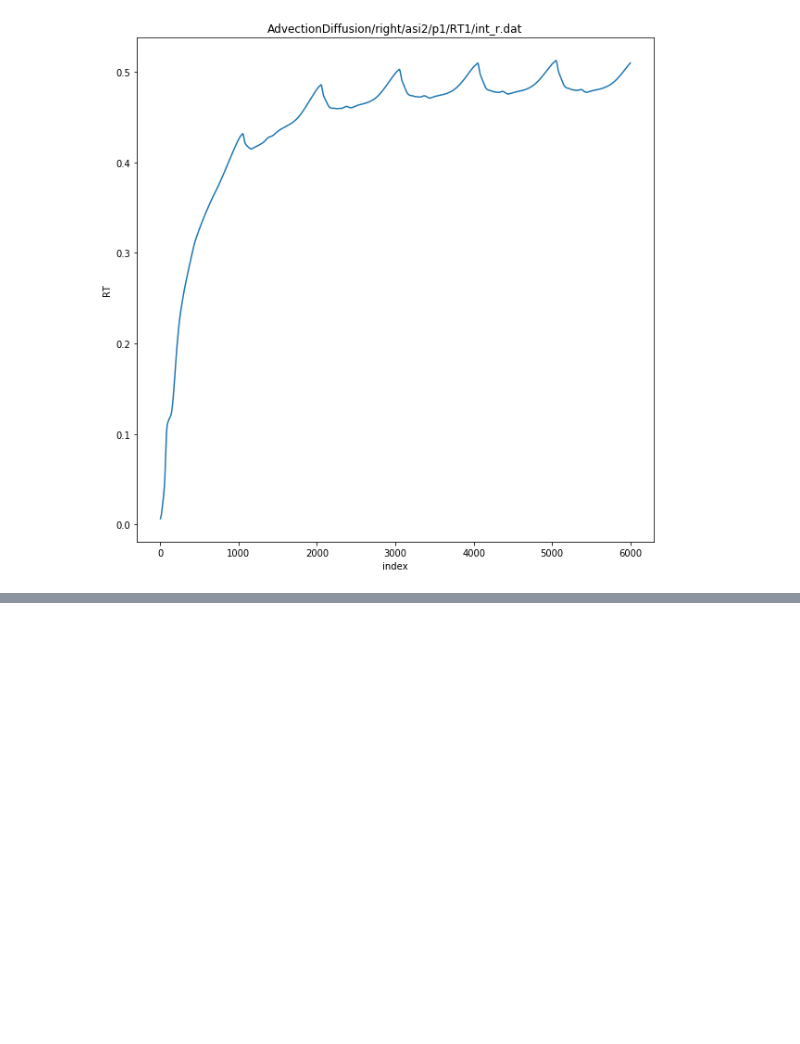
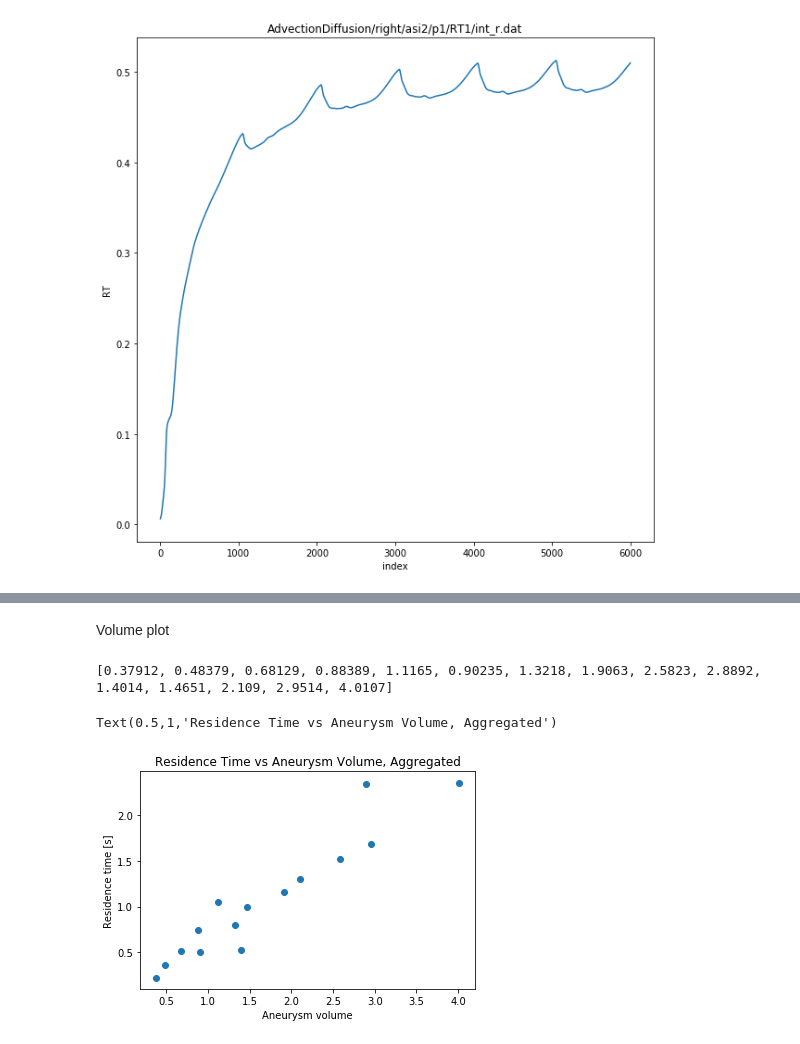
Before and after one commit to StanfordCBCL/KD-project, a Jupyter notebook: RT Visualization.ipynb, the cells around one changed output, grey strips where cells are left out. Saved outputs shown, nothing was run; the diff lists cells and outputs as text; code cells hidden in the pictures; blank space fills up the shorter version.

```diff
--- a/RT Visualization.ipynb
+++ b/RT Visualization.ipynb
@@ -63,0 +89,21 @@ plt.show()
+# %% [markdown]
+Volume plot
+# %%
+RTs = []
+vols = []
+for longform, data_dict in zip([RTs, vols], [right_residence_times, right_volumes]):
+    for shape in plotted_shapes:
+        longform += data_dict[shape]
+
+fig = plt.figure()
+ax = fig.add_subplot(1,1,1)
+
+print vols
+ax.scatter(vols, RTs)
+plt.xlabel('Aneurysm volume')
+plt.ylabel('Residence time [s]')
+plt.title('Residence Time vs Aneurysm Volume, Aggregated')
+# %% [output]
+[0.37912, 0.48379, 0.68129, 0.88389, 1.1165, 0.90235, 1.3218, 1.9063, 2.5823, 2.8892, 1.4014, 1.4651, 2.109, 2.9514, 4.0107]
+Text(0.5,1,'Residence Time vs Aneurysm Volume, Aggregated')
+[figure, added]
```
Also changed, not shown: parts of 3 cells of this notebook, 4 other files.
